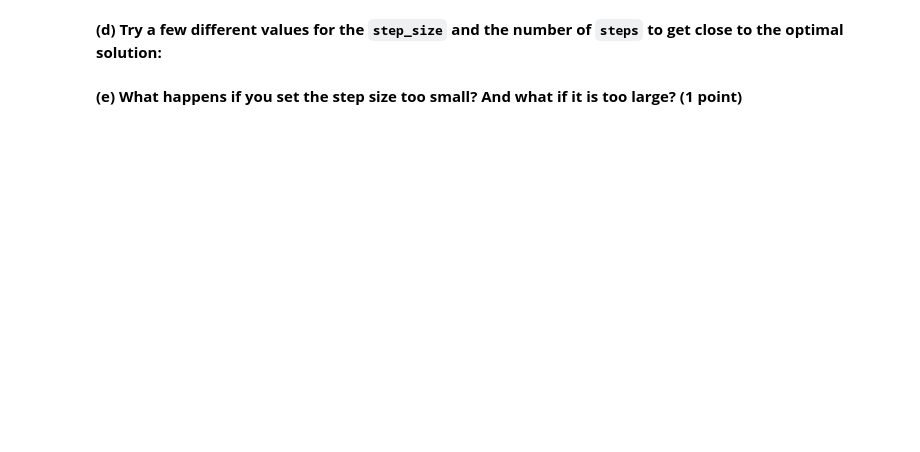
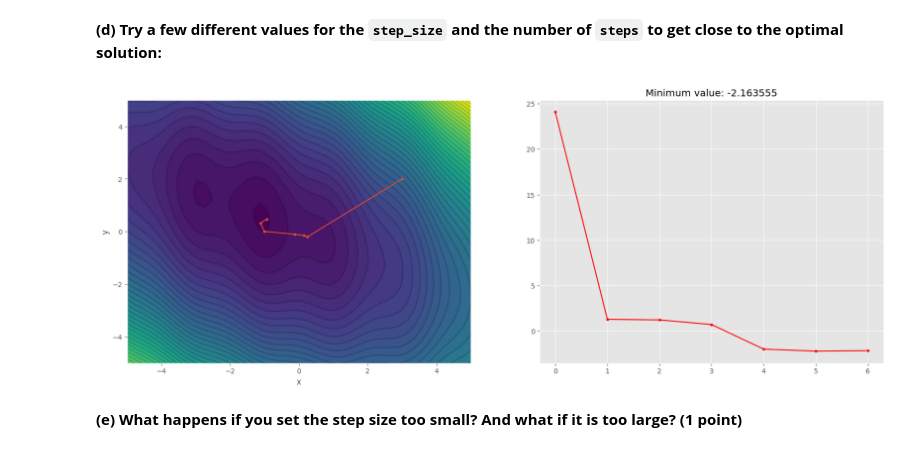
Before and after one commit to LukaMucko/DeepLearning, a Jupyter notebook: lab1/dl-assignment-1.ipynb, the cells around one changed output. Drawn from its saved outputs; the diff is of its cells as text; code cells hidden in the pictures; blank space fills up the shorter version.

```diff
--- a/lab1/dl-assignment-1.ipynb
+++ b/lab1/dl-assignment-1.ipynb
@@ -130,7 +134,9 @@ TODO: Your answer here.
 **(d) Try a few different values for the `step_size` and the number of `steps` to get close to the optimal solution:**
 # %%
 # TODO: tune the parameters to find a better optimum
-results = optimize_f(x=3, y=2, step_size=0.1, steps=10)
+results = optimize_f(x=3, y=2, step_size=0.315, steps=6)
 plot_gradient_descent_results(*results)
+# %% [output]
+[figure, added]
 # %% [markdown]
 **(e) What happens if you set the step size too small? And what if it is too large?<span style="float:right"> (1 point)</span>**
```
Also changed, not shown: parts of 11 cells of this notebook.
